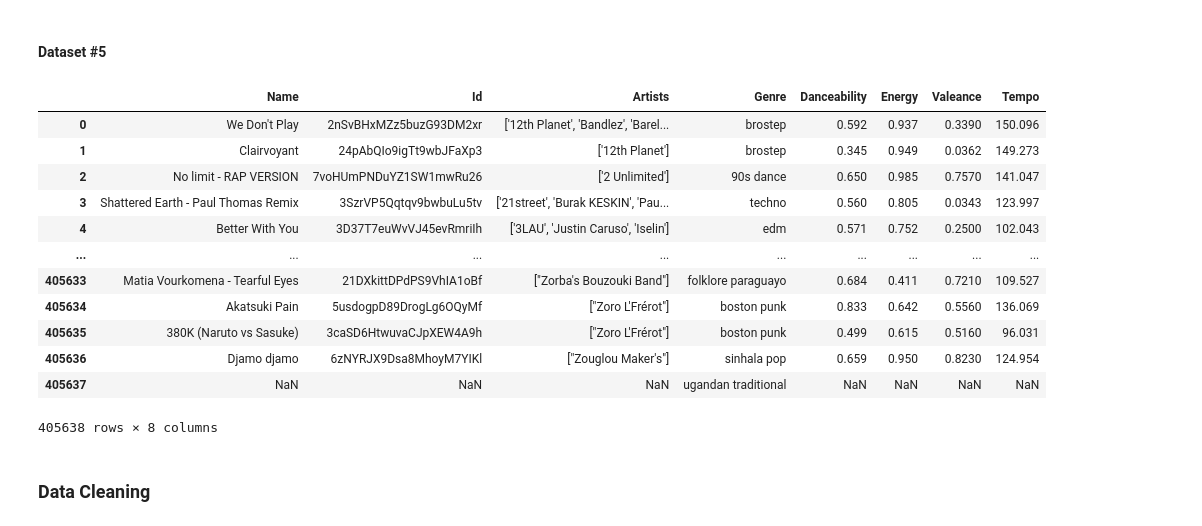
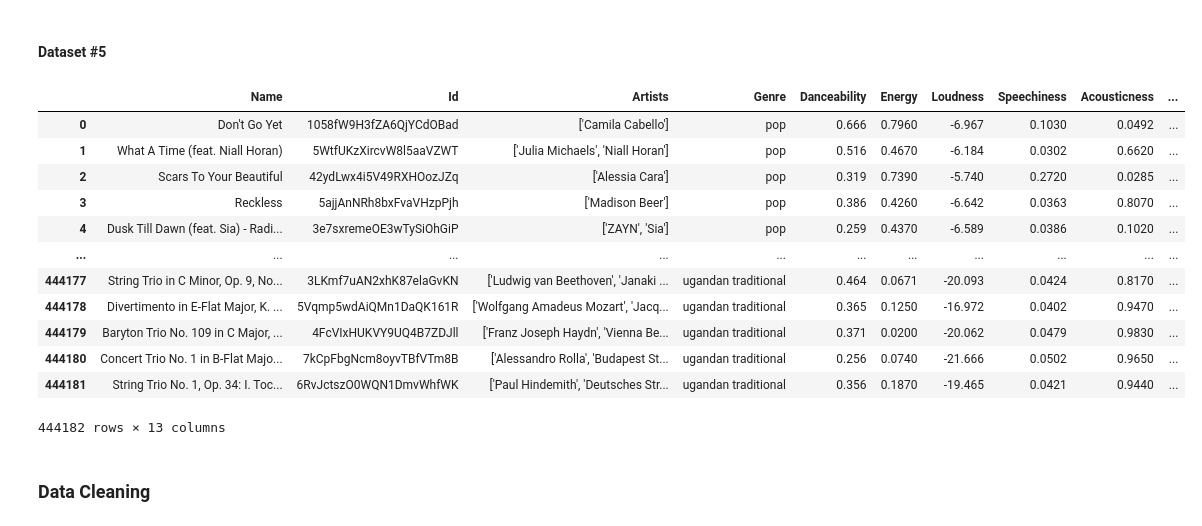
Before and after one commit to modernmediagrp/spotify-recommendation-system, a Jupyter notebook: main_notebook.ipynb, the cells around one changed output. Drawn from its saved outputs; the diff is of its cells as text; code cells hidden in the pictures.

```diff
--- a/main_notebook.ipynb
+++ b/main_notebook.ipynb
@@ -247,11 +254,11 @@ spotify_1 = spotify_dataset_by_genres(genres)
 # %% [markdown]
 ### Dataset Imports and Builds
 # %%
-genres_set_1 = pd.read_csv('./data/spotify_1_thru_3.csv')
-genres_set_2 = pd.read_csv('./data/spotify_4_thru_6.csv')
-genres_set_3 = pd.read_csv('./data/spotify_7_thru_9.csv')
-genres_set_4 = pd.read_csv('./data/spotify_10_thru_12.csv')
-genres_set_5 = pd.read_csv('./data/spotify_13_thru_14.csv')
+genres_set_1 = pd.read_csv('./data/spotify_rec_pt1.csv')
+genres_set_2 = pd.read_csv('./data/spotify_rec_pt2.csv')
+genres_set_3 = pd.read_csv('./data/spotify_rec_pt3.csv')
+genres_set_4 = pd.read_csv('./data/spotify_rec_pt4.csv')
+genres_set_5 = pd.read_csv('./data/spotify_rec_pt5.csv')
 
 sp_more_genres = pd.read_csv('./data/songs_all_genres_trunc.csv')
 
@@ -259,7 +266,7 @@ edm_only_set = pd.read_excel('./data/spotify_edm_only.xlsx')
 
 more_edm = pd.read_csv('./data/more_electronic.csv')
 
-data_dump = pd.read_csv('./data/songs_all_genres.csv', low_memory=False)
+spotify_400k = pd.read_csv('./data/spotify_400k.csv', low_memory=False)
 # %% [markdown]
 #### Dataset \#1
 # %%
@@ -361,25 +373,23 @@ more_edm
 # %% [markdown]
 #### Dataset \#5
 # %%
-large_set = data_dump.iloc[:, :8].copy()
+spotify_400k = spotify_400k.drop_duplicates(subset='Id', keep='first')
 
-large_set.drop_duplicates(subset='Id', keep='first')
-
-large_set
+spotify_400k
 # %% [output]
-|  | Name | Id | Artists | Genre | Danceability | Energy | Valeance | Tempo |
-| 0 | We Don't Play | 2nSvBHxMZz5buzG93DM2xr | ['12th Planet', 'Bandlez', 'Barel... | brostep | 0.592 | 0.937 | 0.3390 | 150.096 |
-| 1 | Clairvoyant | 24pAbQIo9igTt9wbJFaXp3 | ['12th Planet'] | brostep | 0.345 | 0.949 | 0.0362 | 149.273 |
-| 2 | No limit - RAP VERSION | 7voHUmPNDuYZ1SW1mwRu26 | ['2 Unlimited'] | 90s dance | 0.650 | 0.985 | 0.7570 | 141.047 |
-| 3 | Shattered Earth - Paul Thomas Remix | 3SzrVP5Qqtqv9bwbuLu5tv | ['21street', 'Burak KESKIN', 'Pau... | techno | 0.560 | 0.805 | 0.0343 | 123.997 |
-| 4 | Better With You | 3D37T7euWvVJ45evRmriIh | ['3LAU', 'Justin Caruso', 'Iselin'] | edm | 0.571 | 0.752 | 0.2500 | 102.043 |
-| ... | ... | ... | ... | ... | ... | ... | ... | ... |
-| 405633 | Matia Vourkomena - Tearful Eyes | 21DXkittDPdPS9VhIA1oBf | ["Zorba's Bouzouki Band"] | folklore paraguayo | 0.684 | 0.411 | 0.7210 | 109.527 |
-| 405634 | Akatsuki Pain | 5usdogpD89DrogLg6OQyMf | ["Zoro L'Frérot"] | boston punk | 0.833 | 0.642 | 0.5560 | 136.069 |
-| 405635 | 380K (Naruto vs Sasuke) | 3caSD6HtwuvaCJpXEW4A9h | ["Zoro L'Frérot"] | boston punk | 0.499 | 0.615 | 0.5160 | 96.031 |
-| 405636 | Djamo djamo | 6zNYRJX9Dsa8MhoyM7YIKl | ["Zouglou Maker's"] | sinhala pop | 0.659 | 0.950 | 0.8230 | 124.954 |
-| 405637 | NaN | NaN | NaN | ugandan traditional | NaN | NaN | NaN | NaN |
+|  | Name | Id | Artists | Genre | Danceability | Energy | Loudness | Speechiness | Acousticness | ... |
+| 0 | Don't Go Yet | 1058fW9H3fZA6QjYCdOBad | ['Camila Cabello'] | pop | 0.666 | 0.7960 | -6.967 | 0.1030 | 0.0492 | ... |
+| 1 | What A Time (feat. Niall Horan) | 5WtfUKzXircvW8l5aaVZWT | ['Julia Michaels', 'Niall Horan'] | pop | 0.516 | 0.4670 | -6.184 | 0.0302 | 0.6620 | ... |
+| 2 | Scars To Your Beautiful | 42ydLwx4i5V49RXHOozJZq | ['Alessia Cara'] | pop | 0.319 | 0.7390 | -5.740 | 0.2720 | 0.0285 | ... |
+| 3 | Reckless | 5ajjAnNRh8bxFvaVHzpPjh | ['Madison Beer'] | pop | 0.386 | 0.4260 | -6.642 | 0.0363 | 0.8070 | ... |
+| 4 | Dusk Till Dawn (feat. Sia) - Radi... | 3e7sxremeOE3wTySiOhGiP | ['ZAYN', 'Sia'] | pop | 0.259 | 0.4370 | -6.589 | 0.0386 | 0.1020 | ... |
+| ... | ... | ... | ... | ... | ... | ... | ... | ... | ... | ... |
+| 444177 | String Trio in C Minor, Op. 9, No... | 3LKmf7uAN2xhK87elaGvKN | ['Ludwig van Beethoven', 'Janaki ... | ugandan traditional | 0.464 | 0.0671 | -20.093 | 0.0424 | 0.8170 | ... |
+| 444178 | Divertimento in E-Flat Major, K. ... | 5Vqmp5wdAiQMn1DaQK161R | ['Wolfgang Amadeus Mozart', 'Jacq... | ugandan traditional | 0.365 | 0.1250 | -16.972 | 0.0402 | 0.9470 | ... |
+| 444179 | Baryton Trio No. 109 in C Major, ... | 4FcVIxHUKVY9UQ4B7ZDJll | ['Franz Joseph Haydn', 'Vienna Be... | ugandan traditional | 0.371 | 0.0200 | -20.062 | 0.0479 | 0.9830 | ... |
+| 444180 | Concert Trio No. 1 in B-Flat Majo... | 7kCpFbgNcm8oyvTBfVTm8B | ['Alessandro Rolla', 'Budapest St... | ugandan traditional | 0.256 | 0.0740 | -21.666 | 0.0502 | 0.9650 | ... |
+| 444181 | String Trio No. 1, Op. 34: I. Toc... | 6RvJctszO0WQN1DmvWhfWK | ['Paul Hindemith', 'Deutsches Str... | ugandan traditional | 0.356 | 0.1870 | -19.465 | 0.0421 | 0.9440 | ... |
-405638 rows × 8 columns
+444182 rows × 13 columns
 # %% [markdown]
 ### Data Cleaning
 # %%
```
Also changed, not shown: parts of 47 cells of this notebook, 8 other files.
